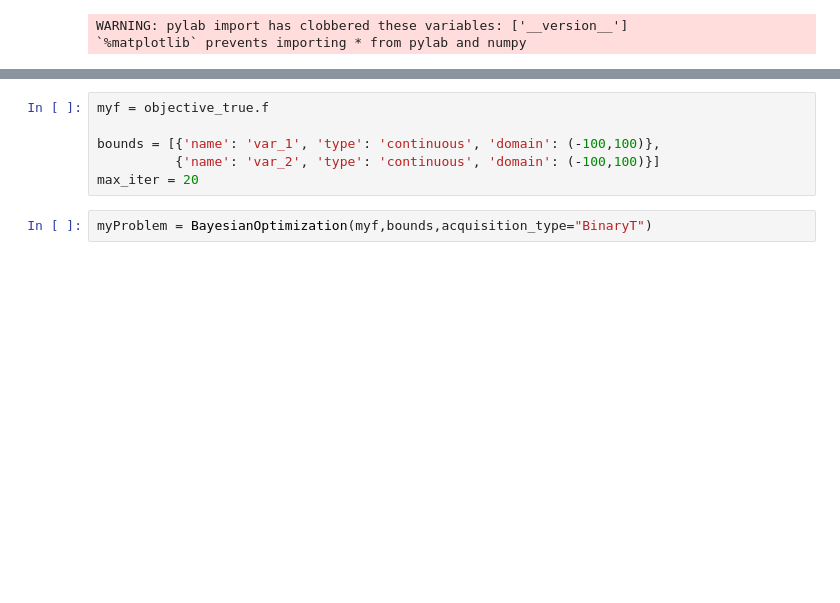
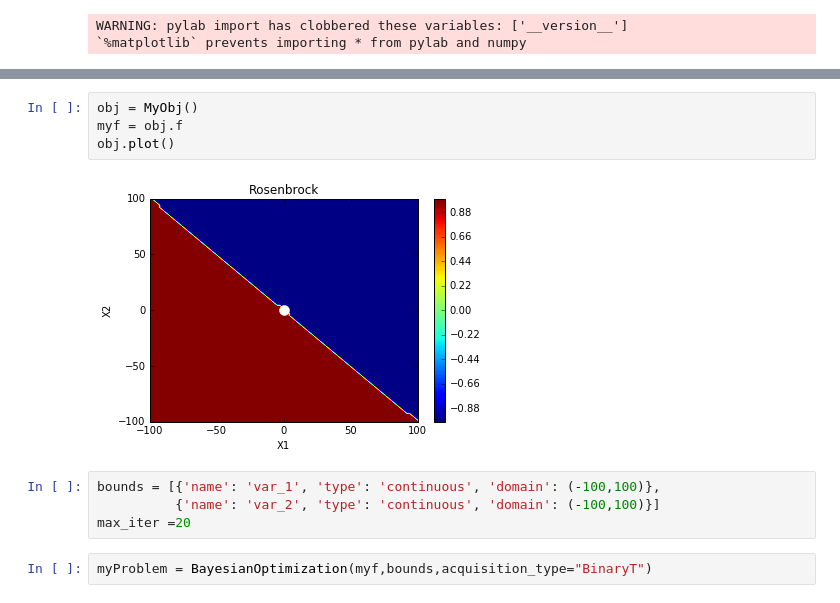
Before and after one commit to jdaaph/GPyOpt, a Jupyter notebook: DiuTest2D.ipynb, the cells around one changed output, grey strips where cells are left out. Saved outputs shown, nothing was run; the diff lists cells and outputs as text; blank space fills up the shorter version.

```diff
--- a/DiuTest2D.ipynb
+++ b/DiuTest2D.ipynb
@@ -21,9 +48,13 @@ SyntaxError: invalid syntax (<ipython-input-35-c3962b126481>, line 1)
+# %%
+obj = MyObj()
+myf = obj.f
+obj.plot()
+# %% [output]
+[figure, added]
 # %%
-myf = objective_true.f
-
 bounds = [{'name': 'var_1', 'type': 'continuous', 'domain': (-100,100)},
           {'name': 'var_2', 'type': 'continuous', 'domain': (-100,100)}]
-max_iter = 20
+max_iter =20
 # %%
 myProblem = BayesianOptimization(myf,bounds,acquisition_type="BinaryT")
 # %%
```
Also changed, not shown: parts of 4 cells of this notebook.
